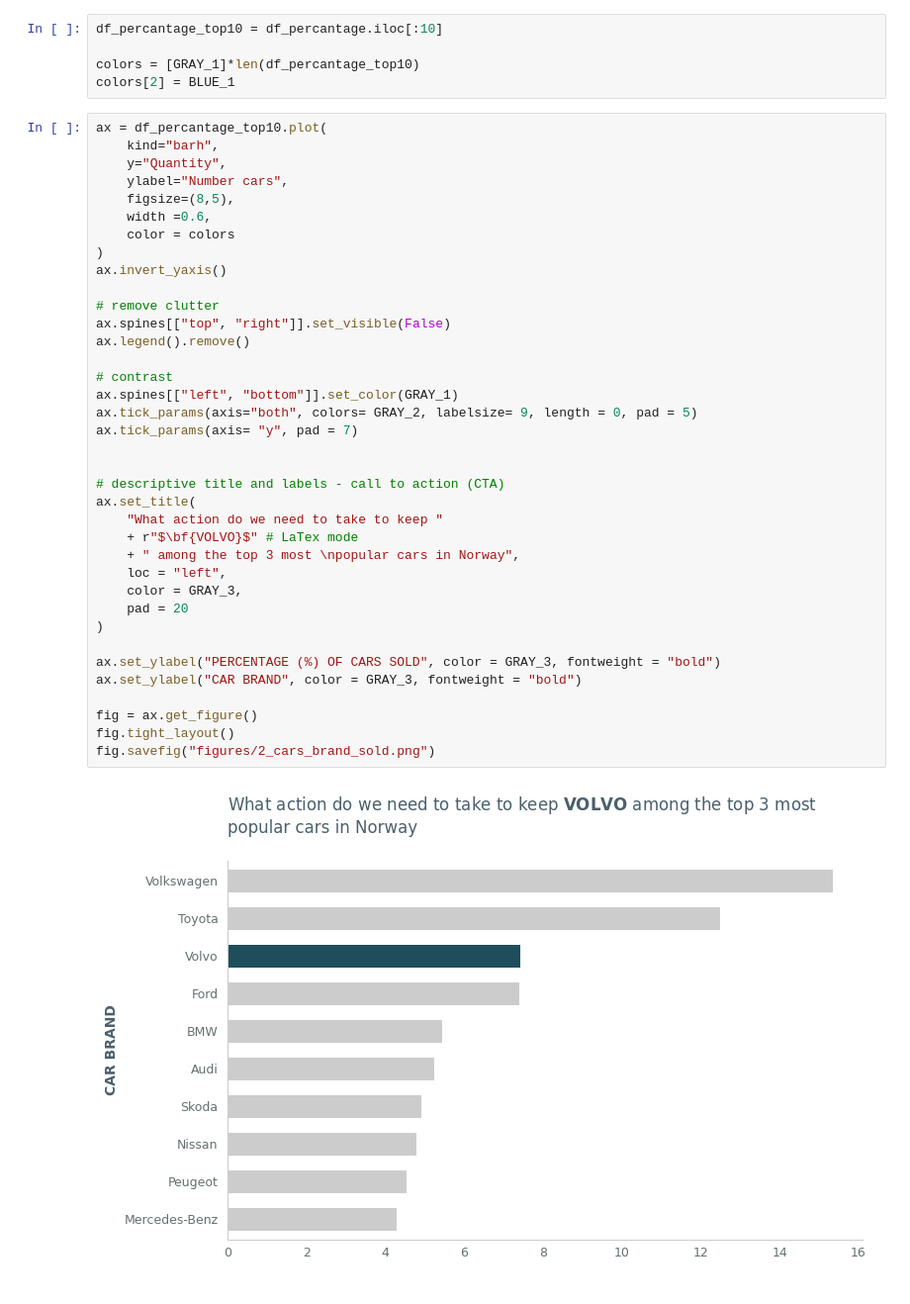
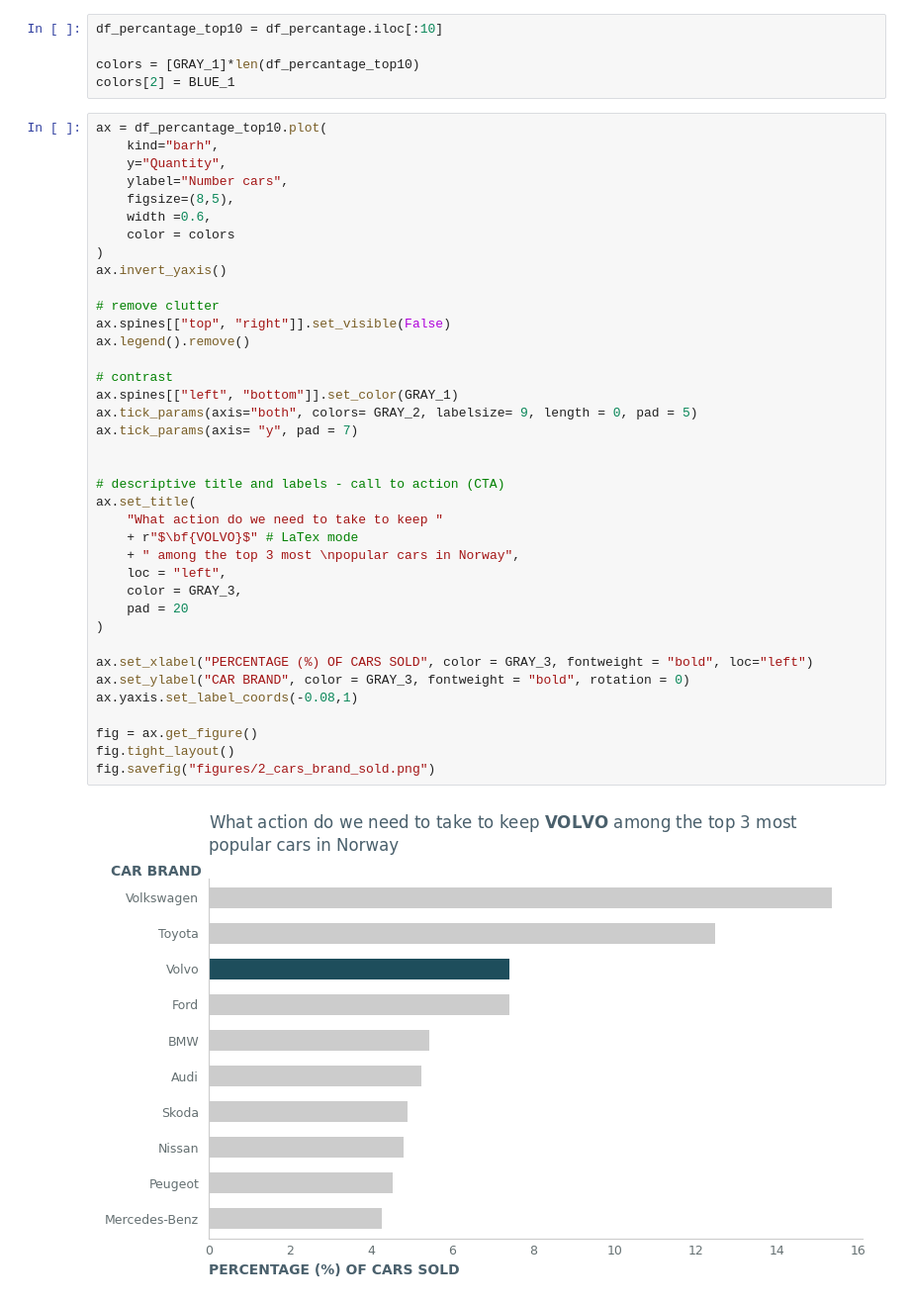
Before and after one commit to EfremDaniel/Data_visualisation_Efrem, a Jupyter notebook: Code_along/04_storytelling/storytelling_matplotlib.ipynb, the cells around one changed output. Shown at 99% size. Drawn from its saved outputs; the diff is of its cells as text.

Commit message:
label position

```diff
--- a/Code_along/04_storytelling/storytelling_matplotlib.ipynb
+++ b/Code_along/04_storytelling/storytelling_matplotlib.ipynb
@@ -115,33 +115,34 @@ ax = df_percantage_top10.plot(
     width =0.6,
     color = colors
 )
 ax.invert_yaxis()
 
 # remove clutter
 ax.spines[["top", "right"]].set_visible(False)
 ax.legend().remove()
 
 # contrast
 ax.spines[["left", "bottom"]].set_color(GRAY_1)
 ax.tick_params(axis="both", colors= GRAY_2, labelsize= 9, length = 0, pad = 5)
 ax.tick_params(axis= "y", pad = 7)
 
 
 # descriptive title and labels - call to action (CTA)
 ax.set_title(
     "What action do we need to take to keep "
     + r"$\bf{VOLVO}$" # LaTex mode
     + " among the top 3 most \npopular cars in Norway",
     loc = "left",
     color = GRAY_3,
     pad = 20
 )
 
-ax.set_ylabel("PERCENTAGE (%) OF CARS SOLD", color = GRAY_3, fontweight = "bold")
-ax.set_ylabel("CAR BRAND", color = GRAY_3, fontweight = "bold")
+ax.set_xlabel("PERCENTAGE (%) OF CARS SOLD", color = GRAY_3, fontweight = "bold", loc="left")
+ax.set_ylabel("CAR BRAND", color = GRAY_3, fontweight = "bold", rotation = 0)
+ax.yaxis.set_label_coords(-0.08,1)
 
 fig = ax.get_figure()
 fig.tight_layout()
 fig.savefig("figures/2_cars_brand_sold.png")
 # %% [output]
-[figure, old version]
+[figure, new version]
```
Also changed, not shown: 1 other file.
